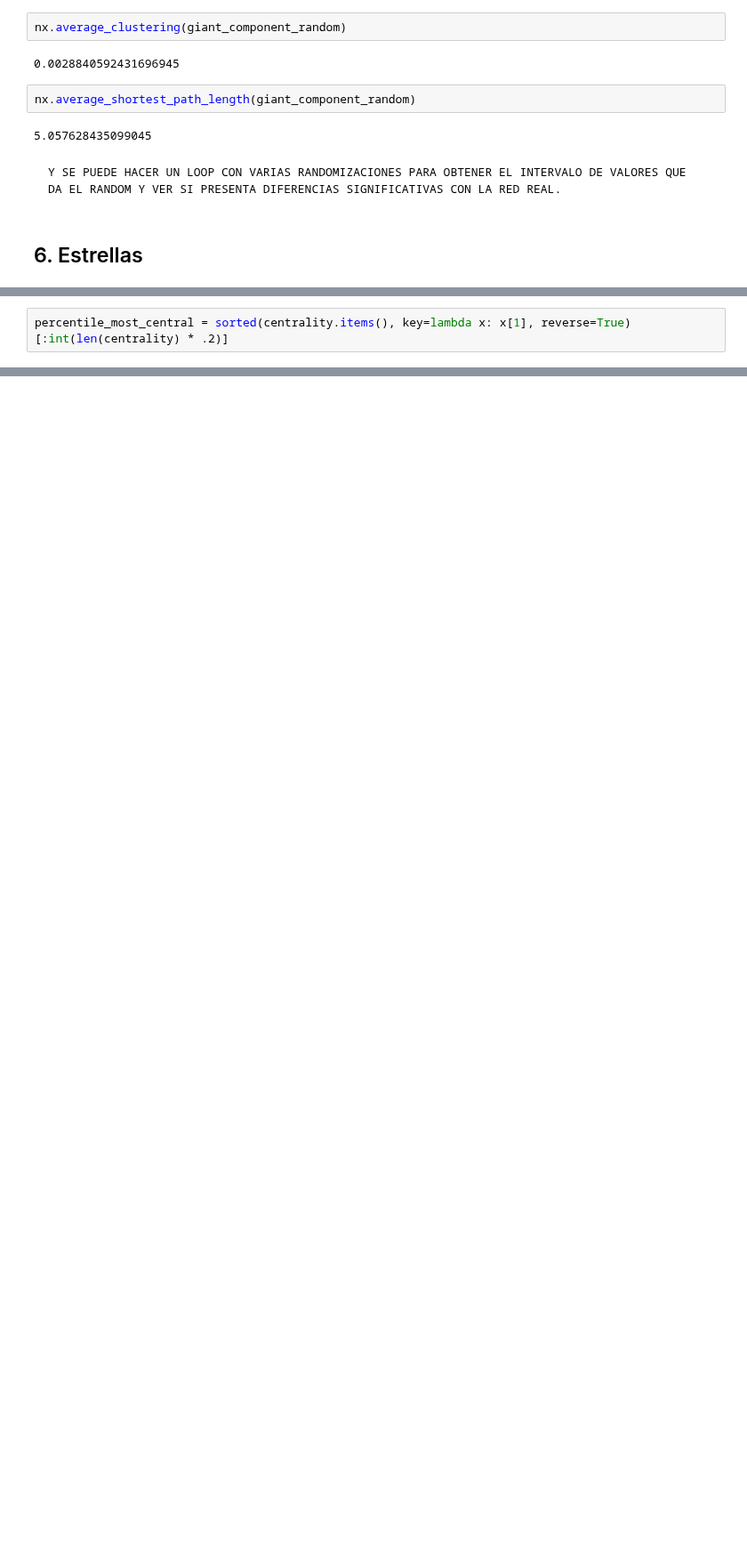
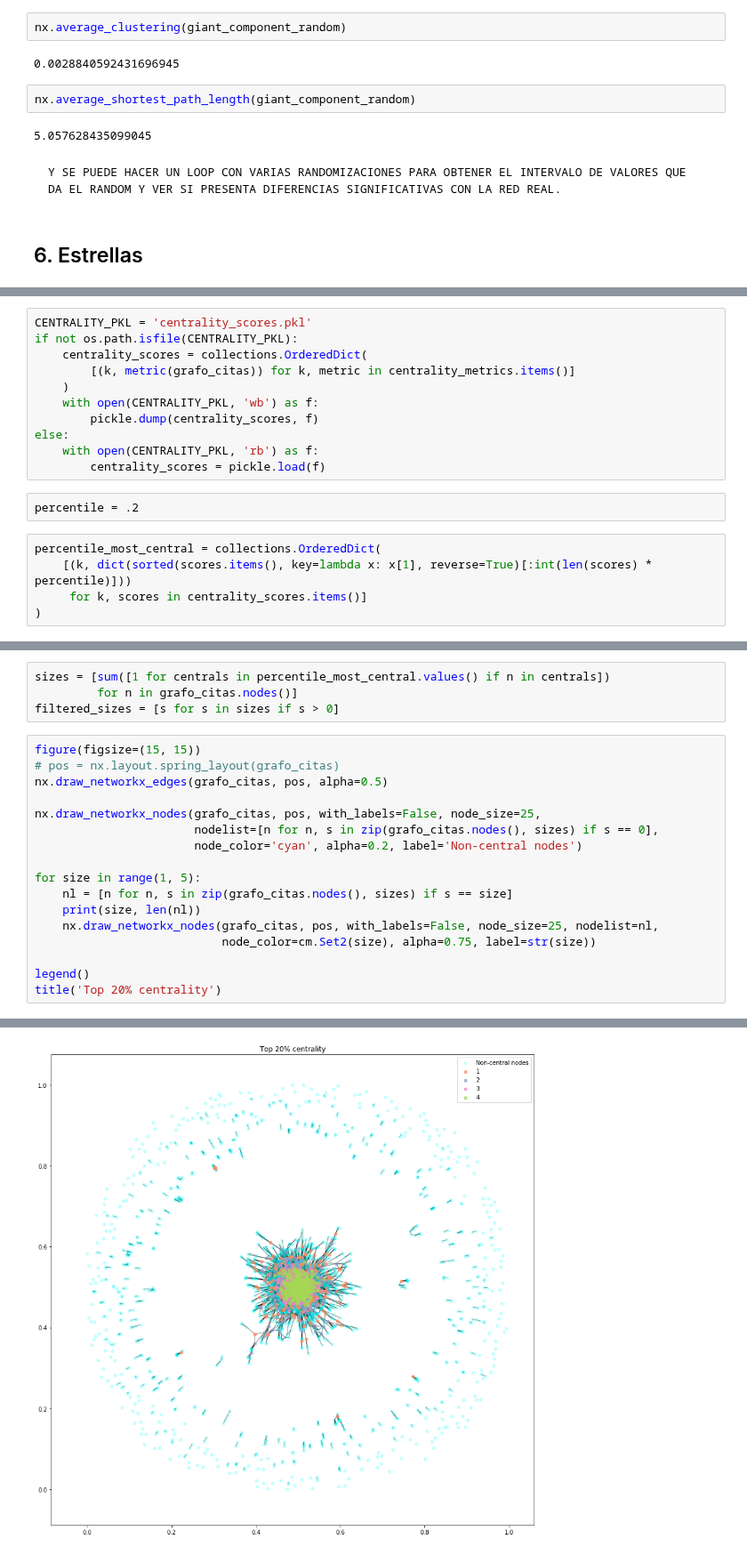
Before and after one commit to m2march/ciencia_datos, a Jupyter notebook: tp4/tp4.ipynb, the cells around one changed output, grey strips where cells are left out. Shown at 89% size. Cells and saved outputs as stored; diff of their text form; blank space fills up the shorter version.

```diff
--- a/tp4/tp4.ipynb
+++ b/tp4/tp4.ipynb
@@ -580,2 +535,18 @@ centrality = nx.centrality.betweenness_centrality(grafo_citas)
+# %%
+CENTRALITY_PKL = 'centrality_scores.pkl'
+if not os.path.isfile(CENTRALITY_PKL):
+    centrality_scores = collections.OrderedDict(
+        [(k, metric(grafo_citas)) for k, metric in centrality_metrics.items()]
+    )
+    with open(CENTRALITY_PKL, 'wb') as f:
+        pickle.dump(centrality_scores, f)
+else:
+    with open(CENTRALITY_PKL, 'rb') as f:
+        centrality_scores = pickle.load(f)
+# %%
+percentile = .2
 # %%
-percentile_most_central = sorted(centrality.items(), key=lambda x: x[1], reverse=True)[:int(len(centrality) * .2)]
+percentile_most_central = collections.OrderedDict(
+    [(k, dict(sorted(scores.items(), key=lambda x: x[1], reverse=True)[:int(len(scores) * percentile)]))
+     for k, scores in centrality_scores.items()]
+)
@@ -595,0 +553,22 @@ nx.draw_networkx(grafo_citas, node_size=50, with)
+# %%
+sizes = [sum([1 for centrals in percentile_most_central.values() if n in centrals])
+         for n in grafo_citas.nodes()]
+filtered_sizes = [s for s in sizes if s > 0]
+# %%
+figure(figsize=(15, 15))
+# pos = nx.layout.spring_layout(grafo_citas)
+nx.draw_networkx_edges(grafo_citas, pos, alpha=0.5)
+
+nx.draw_networkx_nodes(grafo_citas, pos, with_labels=False, node_size=25,
+                       nodelist=[n for n, s in zip(grafo_citas.nodes(), sizes) if s == 0],
+                       node_color='cyan', alpha=0.2, label='Non-central nodes')
+
+for size in range(1, 5):
+    nl = [n for n, s in zip(grafo_citas.nodes(), sizes) if s == size]
+    print(size, len(nl))
+    nx.draw_networkx_nodes(grafo_citas, pos, with_labels=False, node_size=25, nodelist=nl,
+                           node_color=cm.Set2(size), alpha=0.75, label=str(size))
+
+legend()
+title('Top 20% centrality')
+# %% [output]
@@ -595,0 +580 @@ nx.draw_networkx(grafo_citas, node_size=50, with)
+[figure, added]
```
Also changed, not shown: parts of 44 cells of this notebook, 2 other files.
